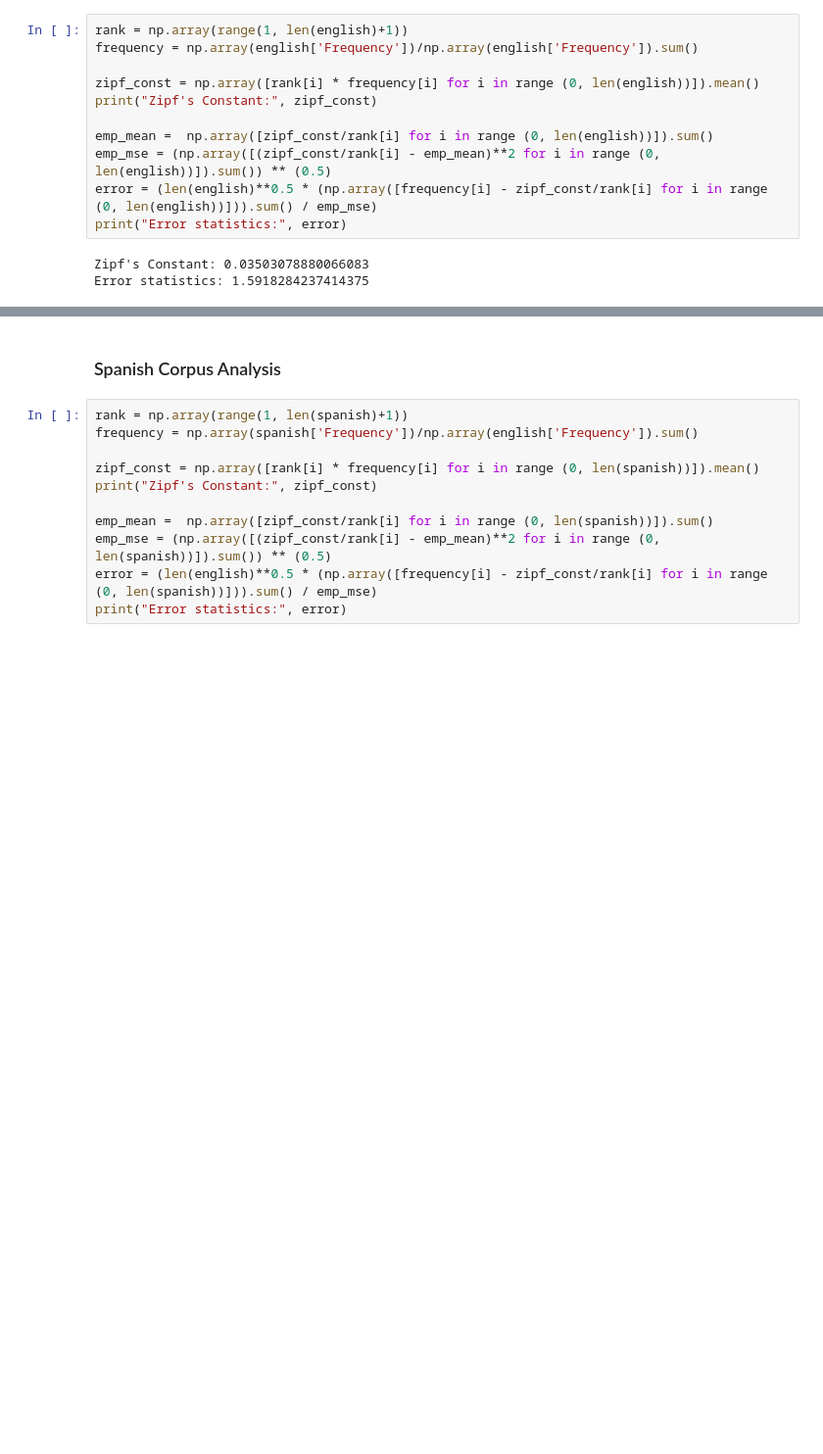
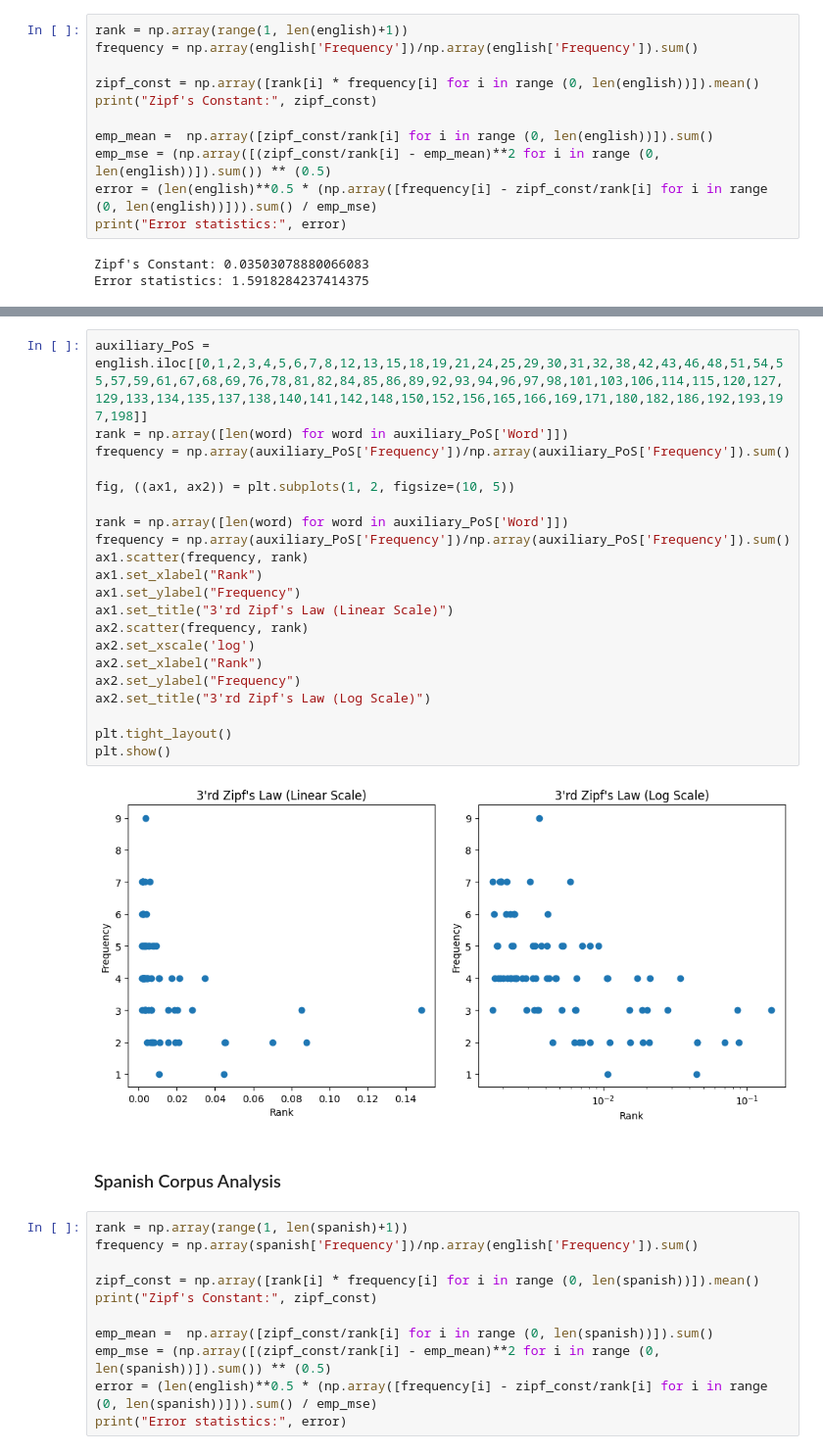
Before and after one commit to tayadj/Data-Science, a Jupyter notebook: Empirical Linguistic Laws Analysis/main.ipynb, the cells around one changed output, grey strips where cells are left out. Shown at 98% size. Saved outputs shown, nothing was run; the diff lists cells and outputs as text; blank space fills up the shorter version.

```diff
--- a/Empirical Linguistic Laws Analysis/main.ipynb
+++ b/Empirical Linguistic Laws Analysis/main.ipynb
@@ -63,3 +63,26 @@ plt.show()
+# %%
+auxiliary_PoS = english.iloc[[0,1,2,3,4,5,6,7,8,12,13,15,18,19,21,24,25,29,30,31,32,38,42,43,46,48,51,54,55,57,59,61,67,68,69,76,78,81,82,84,85,86,89,92,93,94,96,97,98,101,103,106,114,115,120,127,129,133,134,135,137,138,140,141,142,148,150,152,156,165,166,169,171,180,182,186,192,193,197,198]]
+rank = np.array([len(word) for word in auxiliary_PoS['Word']])
+frequency = np.array(auxiliary_PoS['Frequency'])/np.array(auxiliary_PoS['Frequency']).sum()
+
+fig, ((ax1, ax2)) = plt.subplots(1, 2, figsize=(10, 5))
+
+rank = np.array([len(word) for word in auxiliary_PoS['Word']])
+frequency = np.array(auxiliary_PoS['Frequency'])/np.array(auxiliary_PoS['Frequency']).sum()
+ax1.scatter(frequency, rank)
+ax1.set_xlabel("Rank")
+ax1.set_ylabel("Frequency")
+ax1.set_title("3'rd Zipf's Law (Linear Scale)")
+ax2.scatter(frequency, rank)
+ax2.set_xscale('log')
+ax2.set_xlabel("Rank")
+ax2.set_ylabel("Frequency")
+ax2.set_title("3'rd Zipf's Law (Log Scale)")
+
+plt.tight_layout()
+plt.show()
+# %% [output]
+[figure, added]
 # %% [markdown]
 ### Spanish Corpus Analysis
 # %%
```
Also changed, not shown: parts of 3 cells of this notebook.
